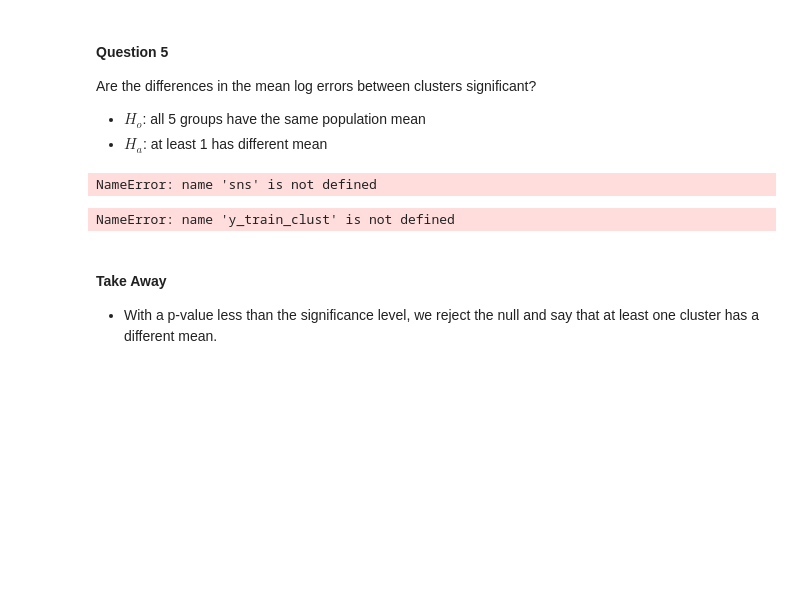
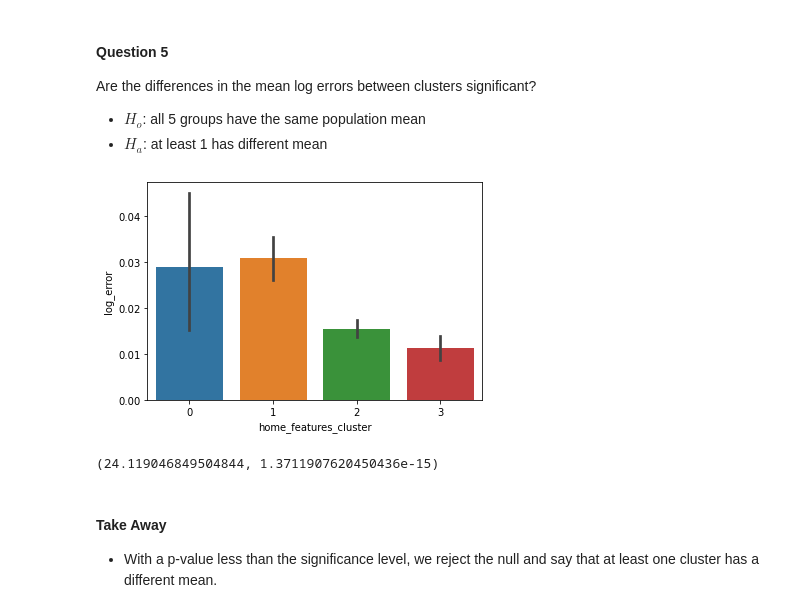
Before and after one commit to Schmidl-Gautam/zillow_clustering, a Jupyter notebook: report.ipynb, the cells around one changed output. Drawn from its saved outputs; the diff is of its cells as text; code cells hidden in the pictures; blank space fills up the shorter version.

```diff
--- a/report.ipynb
+++ b/report.ipynb
@@ -390,9 +390,9 @@ y_km_val = kmeans.predict(clusters_validate_scaled)
 y_km_test = kmeans.predict(clusters_test_scaled)
 
 # Create column in scaled dataframe for kmeans
-X_train_clust_scaled['home_features_cluster'] = y_km_train
-X_val_clust_scaled['home_features_cluster'] = y_km_val
-X_test_clust_scaled['home_features_cluster'] = y_km_test
+X_train_clust['home_features_cluster'] = y_km_train
+X_validate_clust['home_features_cluster'] = y_km_val
+X_test_clust['home_features_cluster'] = y_km_test
 # %% [markdown]
 #### Cluster Visualization and Statistical Tests
 # %% [markdown]
@@ -403,22 +403,27 @@ X_test_clust_scaled['home_features_cluster'] = y_km_test
 - $H_a$: at least 1 has different mean
 # %%
 # plot of home features clusters and log error
-sns.barplot(x=X_train_clust_scaled["home_features_cluster"], y=y_train_clust)
+sns.barplot(x=X_train_clust["home_features_cluster"], y=y_train_clust);
 # %% [output]
-NameError: name 'sns' is not defined
+[figure, added]
 # %%
-# Concat X train and y train for statistical tests
-new_train_clusters = pd.concat([X_train_clust_scaled, y_train_clust])
+# Import ANOVA from scipy.stats
+from scipy.stats import f_oneway
 
-homef_cluster_0 = new_train_clusters["log_error"][new_train_clusters["home_features_cluster"] == 0]
-homef_cluster_1 = new_train_clusters["log_error"][new_train_clusters["home_features_cluster"] == 1]
-homef_cluster_2 = new_train_clusters["log_error"][new_train_clusters["home_features_cluster"] == 2]
-homef_cluster_3 = new_train_clusters["log_error"][new_train_clusters["home_features_cluster"] == 3]
+# Create new dataframe for statistical tests
+X_train_clust_copy = X_train_clust.copy()
+X_train_clust_copy["log_error"] = y_train_clust
+
+# Run ANOVA Test
+homef_cluster_0 = X_train_clust_copy["log_error"][X_train_clust_copy["home_features_cluster"] == 0]
+homef_cluster_1 = X_train_clust_copy["log_error"][X_train_clust_copy["home_features_cluster"] == 1]
+homef_cluster_2 = X_train_clust_copy["log_error"][X_train_clust_copy["home_features_cluster"] == 2]
+homef_cluster_3 = X_train_clust_copy["log_error"][X_train_clust_copy["home_features_cluster"] == 3]
 
 f, p = f_oneway(homef_cluster_0, homef_cluster_1, homef_cluster_2, homef_cluster_3)
 f, p
 # %% [output]
-NameError: name 'y_train_clust' is not defined
+(24.119046849504844, 1.3711907620450436e-15)
 # %% [markdown]
 #### Take Away
 - With a p-value less than the significance level, we reject the null and say that at least one cluster has a different mean.
```
Also changed, not shown: parts of 17 cells of this notebook.
